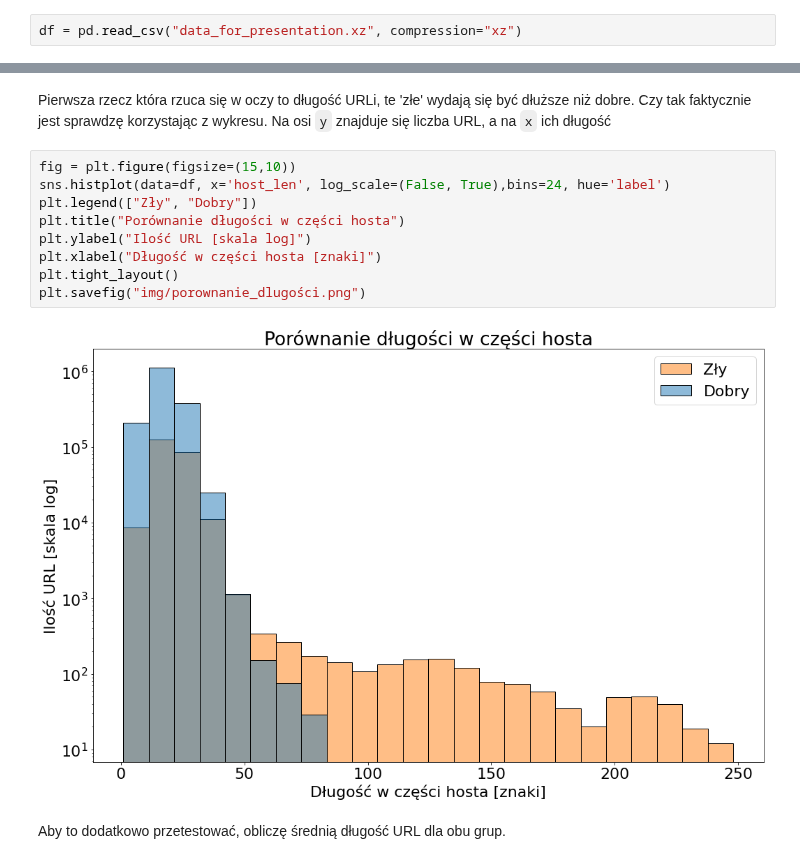
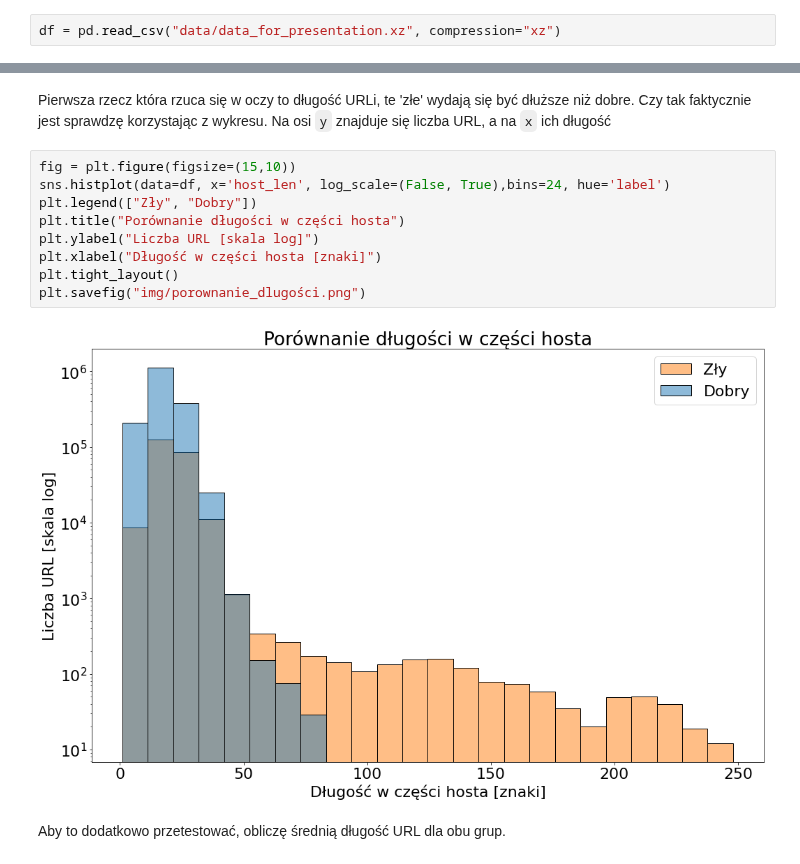
Before and after one commit to knmlprz/g2a-presentation-2021, a Jupyter notebook: Prezentacja.ipynb, the cells around one changed output, grey strips where cells are left out. Saved outputs shown, nothing was run; the diff lists cells and outputs as text.

```diff
--- a/Prezentacja.ipynb
+++ b/Prezentacja.ipynb
@@ -9,7 +9,7 @@ import matplotlib.pyplot as plt
 
 matplotlib.rcParams.update({'font.size': 22})
 # %%
-df = pd.read_csv("data_for_presentation.xz", compression="xz")
+df = pd.read_csv("data/data_for_presentation.xz", compression="xz")
 # %%
 df.columns
 # %% [output]
@@ -70,14 +70,14 @@ Pierwsza rzecz która rzuca się w oczy to długość URLi, te 'złe' wydają si
 # %%
 fig = plt.figure(figsize=(15,10))
 sns.histplot(data=df, x='host_len', log_scale=(False, True),bins=24, hue='label')
 plt.legend(["Zły", "Dobry"])
 plt.title("Porównanie długości w części hosta")
-plt.ylabel("Ilość URL [skala log]")
+plt.ylabel("Liczba URL [skala log]")
 plt.xlabel("Długość w części hosta [znaki]")
 plt.tight_layout()
 plt.savefig("img/porownanie_dlugości.png")
 # %% [output]
-[figure, old version]
+[figure, new version]
 # %% [markdown]
 Aby to dodatkowo przetestować, obliczę średnią długość URL dla obu grup.
 # %%
```
Also changed, not shown: parts of 38 cells of this notebook.
